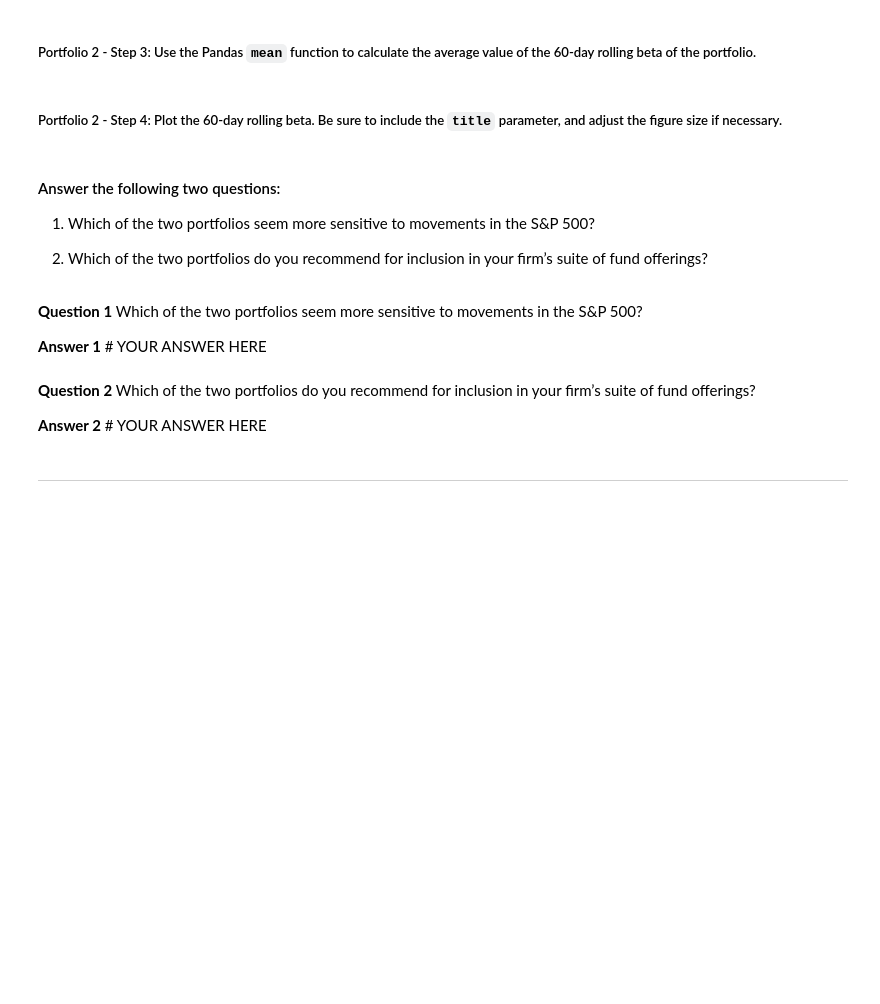
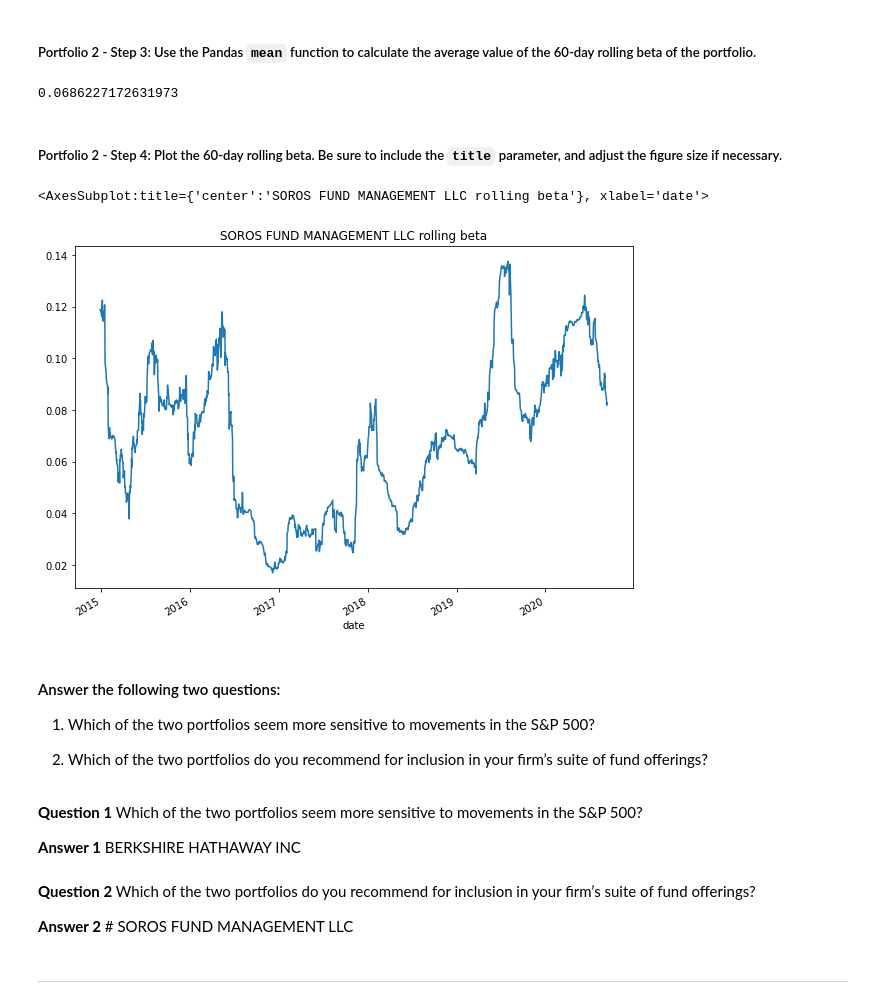
Before and after one commit to Lightboy6/mod4_final, a Jupyter notebook: risk_return_analysis.ipynb, the cells around one changed output. Saved outputs shown, nothing was run; the diff lists cells and outputs as text; code cells hidden in the pictures; blank space fills up the shorter version.

```diff
--- a/risk_return_analysis.ipynb
+++ b/risk_return_analysis.ipynb
@@ -407,3 +509,5 @@ Your analysis is nearing completion. Now, you need to evaluate how the portfolio
 # Calculate the covariance using a 60-day rolling window
 # Review the last five rows of the covariance data
 # YOUR CODE HERE
+covariance_SFM = whale_df_pct['SOROS FUND MANAGEMENT LLC'].rolling(window=60).cov(whale_df_pct['S&P 500'])
+covariance_SFM.tail()
@@ -413,3 +525,6 @@ Your analysis is nearing completion. Now, you need to evaluate how the portfolio
 # Calculate the beta based on the 60-day rolling covariance compared to the market (S&P 500)
 # Review the last five rows of the beta information
 # YOUR CODE HERE
+
+SFMbeta_60 = covariance_SFM / rolling_60_var
+SFMbeta_60.tail()
@@ -418,12 +541,19 @@ Your analysis is nearing completion. Now, you need to evaluate how the portfolio
 # %%
 # Calculate the average of the 60-day rolling beta
 # YOUR CODE HERE
+SFMbeta_60.mean()
+# %% [output]
+0.0686227172631973
 # %% [markdown]
 ##### Portfolio 2 - Step 4: Plot the 60-day rolling beta. Be sure to include the `title` parameter, and adjust the figure size if necessary.
 # %%
 # Plot the rolling beta
 # Include a title parameter and adjust the figure size
 # YOUR CODE HERE
+SFMbeta_60.plot(figsize = (10,7), title ='SOROS FUND MANAGEMENT LLC rolling beta' )
+# %% [output]
+<AxesSubplot:title={'center':'SOROS FUND MANAGEMENT LLC rolling beta'}, xlabel='date'>
+[figure, added]
 # %% [markdown]
 #### Answer the following two questions:
 
@@ -433,10 +563,10 @@ Your analysis is nearing completion. Now, you need to evaluate how the portfolio
 # %% [markdown]
 **Question 1** Which of the two portfolios seem more sensitive to movements in the S&P 500?
 
-**Answer 1** # YOUR ANSWER HERE
+**Answer 1** BERKSHIRE HATHAWAY INC
 # %% [markdown]
 **Question 2** Which of the two portfolios do you recommend for inclusion in your firm’s suite of fund offerings?
 
-**Answer 2** # YOUR ANSWER HERE
+**Answer 2** # SOROS FUND MANAGEMENT LLC
 # %% [markdown]
 ---
```
Also changed, not shown: parts of 19 cells of this notebook.
